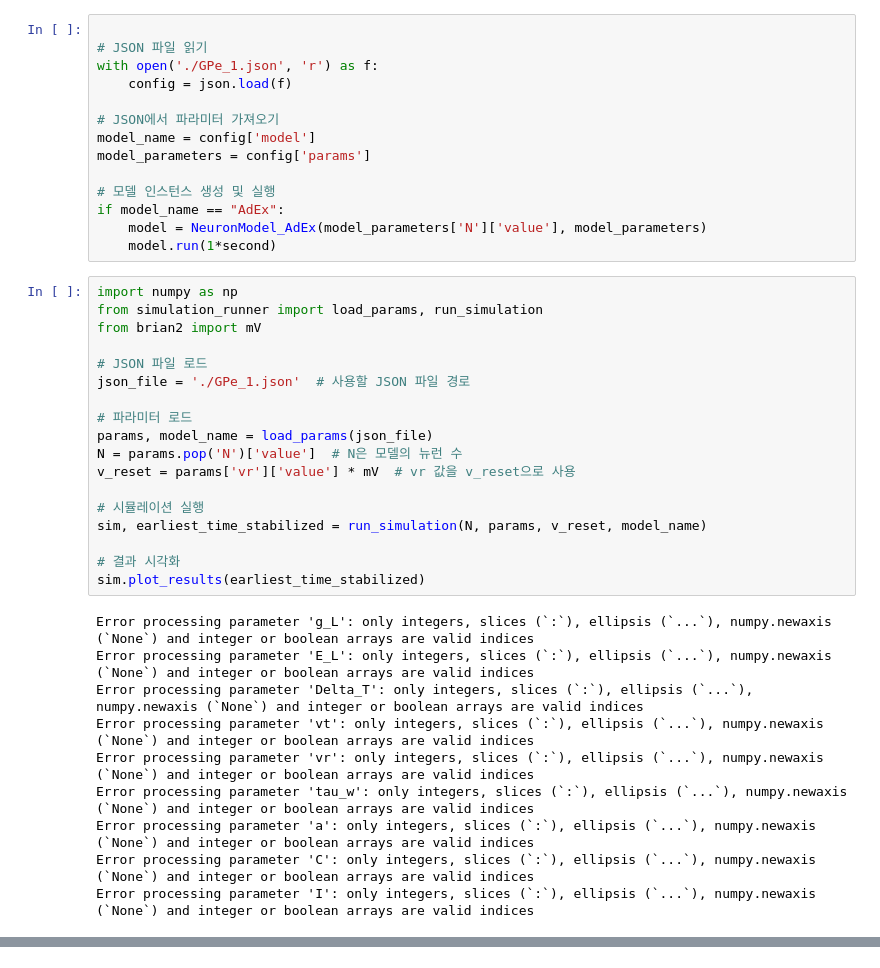
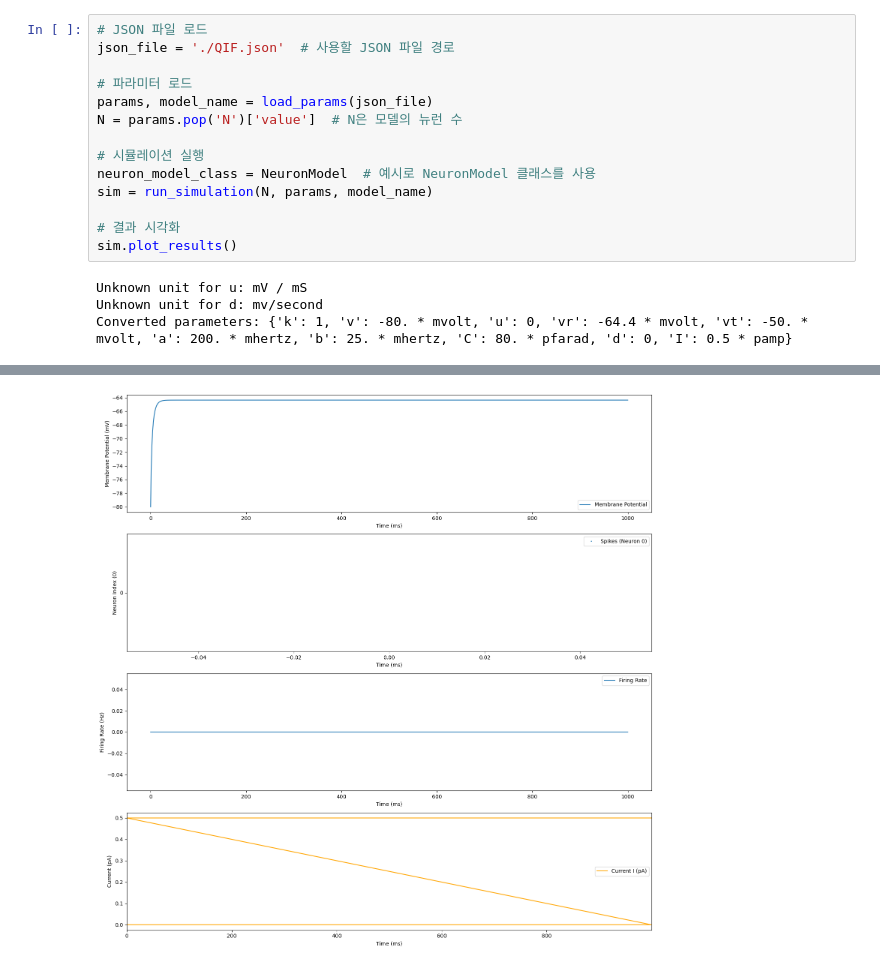
Before and after one commit to techzzt/Basal-ganglia-neuron-models, a Jupyter notebook: bg_insilico/test.ipynb, the cells around one changed output, grey strips where cells are left out. Saved outputs shown, nothing was run; the diff lists cells and outputs as text.

```diff
--- a/bg_insilico/test.ipynb
+++ b/bg_insilico/test.ipynb
@@ -64,42 +20,18 @@ if result.stderr:
-# %%
-
-# JSON 파일 읽기
-with open('./GPe_1.json', 'r') as f:
-    config = json.load(f)
-
-# JSON에서 파라미터 가져오기
-model_name = config['model']
-model_parameters = config['params']
-
-# 모델 인스턴스 생성 및 실행
-if model_name == "AdEx":
-    model = NeuronModel_AdEx(model_parameters['N']['value'], model_parameters)
-    model.run(1*second)
 # %%
-import numpy as np
-from simulation_runner import load_params, run_simulation
-from brian2 import mV
-
 # JSON 파일 로드
-json_file = './GPe_1.json'  # 사용할 JSON 파일 경로
+json_file = './QIF.json'  # 사용할 JSON 파일 경로
 
 # 파라미터 로드
 params, model_name = load_params(json_file)
 N = params.pop('N')['value']  # N은 모델의 뉴런 수
-v_reset = params['vr']['value'] * mV  # vr 값을 v_reset으로 사용
 
 # 시뮬레이션 실행
-sim, earliest_time_stabilized = run_simulation(N, params, v_reset, model_name)
+neuron_model_class = NeuronModel  # 예시로 NeuronModel 클래스를 사용
+sim = run_simulation(N, params, model_name)
 
 # 결과 시각화
-sim.plot_results(earliest_time_stabilized)
+sim.plot_results()
 # %% [output]
-Error processing parameter 'g_L': only integers, slices (`:`), ellipsis (`...`), numpy.newaxis (`None`) and integer or boolean arrays are valid indices
-Error processing parameter 'E_L': only integers, slices (`:`), ellipsis (`...`), numpy.newaxis (`None`) and integer or boolean arrays are valid indices
-Error processing parameter 'Delta_T': only integers, slices (`:`), ellipsis (`...`), numpy.newaxis (`None`) and integer or boolean arrays are valid indices
-Error processing parameter 'vt': only integers, slices (`:`), ellipsis (`...`), numpy.newaxis (`None`) and integer or boolean arrays are valid indices
-Error processing parameter 'vr': only integers, slices (`:`), ellipsis (`...`), numpy.newaxis (`None`) and integer or boolean arrays are valid indices
-Error processing parameter 'tau_w': only integers, slices (`:`), ellipsis (`...`), numpy.newaxis (`None`) and integer or boolean arrays are valid indices
-Error processing parameter 'a': only integers, slices (`:`), ellipsis (`...`), numpy.newaxis (`None`) and integer or boolean arrays are valid indices
-Error processing parameter 'C': only integers, slices (`:`), ellipsis (`...`), numpy.newaxis (`None`) and integer or boolean arrays are valid indices
-Error processing parameter 'I': only integers, slices (`:`), ellipsis (`...`), numpy.newaxis (`None`) and integer or boolean arrays are valid indices
+Unknown unit for u: mV / mS
+Unknown unit for d: mv/second
+Converted parameters: {'k': 1, 'v': -80. * mvolt, 'u': 0, 'vr': -64.4 * mvolt, 'vt': -50. * mvolt, 'a': 200. * mhertz, 'b': 25. * mhertz, 'C': 80. * pfarad, 'd': 0, 'I': 0.5 * pamp}
@@ -109,0 +55 @@ Object was created here (most recent call only, full details in debug log):
+[figure, added]
```
Also changed, not shown: parts of 9 cells of this notebook.
